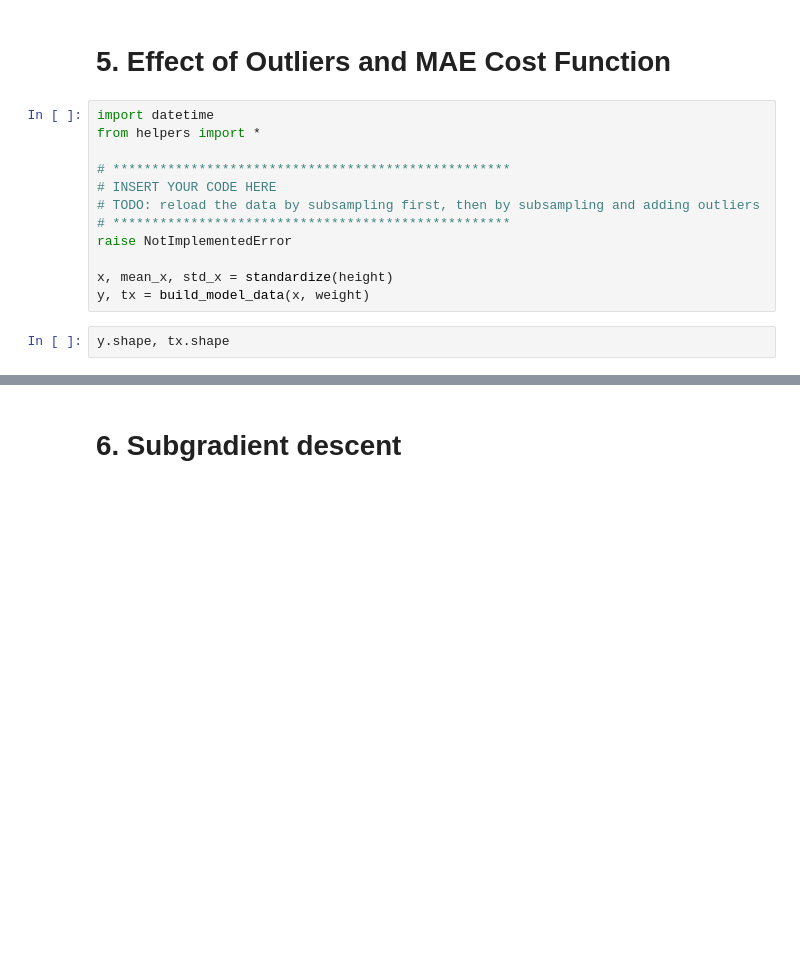
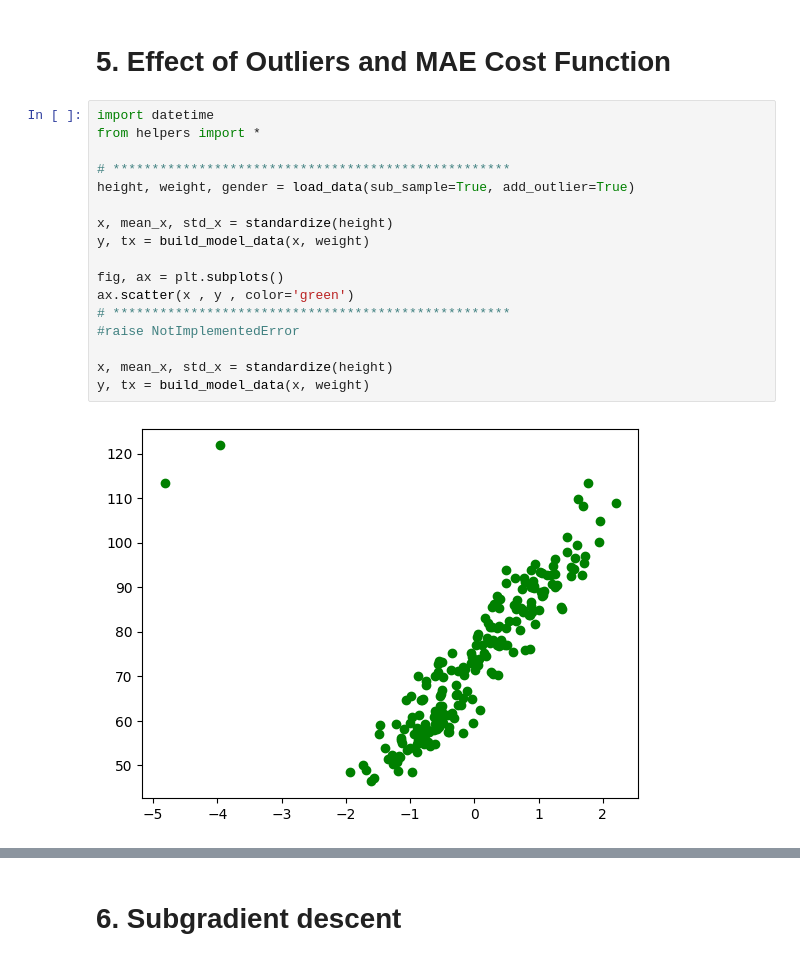
Before and after one commit to Hecramco/ML_course, a Jupyter notebook: labs/ex02/template/ex02.ipynb, the cells around one changed output, grey strips where cells are left out. Saved outputs shown, nothing was run; the diff lists cells and outputs as text; blank space fills up the shorter version.

```diff
--- a/labs/ex02/template/ex02.ipynb
+++ b/labs/ex02/template/ex02.ipynb
@@ -316,19 +344,24 @@ interact(plot_figure, n_iter=IntSlider(min=1, max=len(sgd_ws)))
 # %% [markdown]
 # 5. Effect of Outliers and MAE Cost Function
-# %%
-import datetime
-from helpers import *
-
-# ***************************************************
-# INSERT YOUR CODE HERE
-# TODO: reload the data by subsampling first, then by subsampling and adding outliers
-# ***************************************************
-raise NotImplementedError
-
-x, mean_x, std_x = standardize(height)
-y, tx = build_model_data(x, weight)
-# %%
-y.shape, tx.shape
+# %%
+import datetime
+from helpers import *
+
+# ***************************************************
+height, weight, gender = load_data(sub_sample=True, add_outlier=True)
+
+x, mean_x, std_x = standardize(height)
+y, tx = build_model_data(x, weight)
+
+fig, ax = plt.subplots()
+ax.scatter(x , y , color='green')
+# ***************************************************
+#raise NotImplementedError
+
+x, mean_x, std_x = standardize(height)
+y, tx = build_model_data(x, weight)
+# %% [output]
+[figure, added]
 # %%
 from plots import gradient_descent_visualization
 
```
Also changed, not shown: parts of 12 cells of this notebook.
